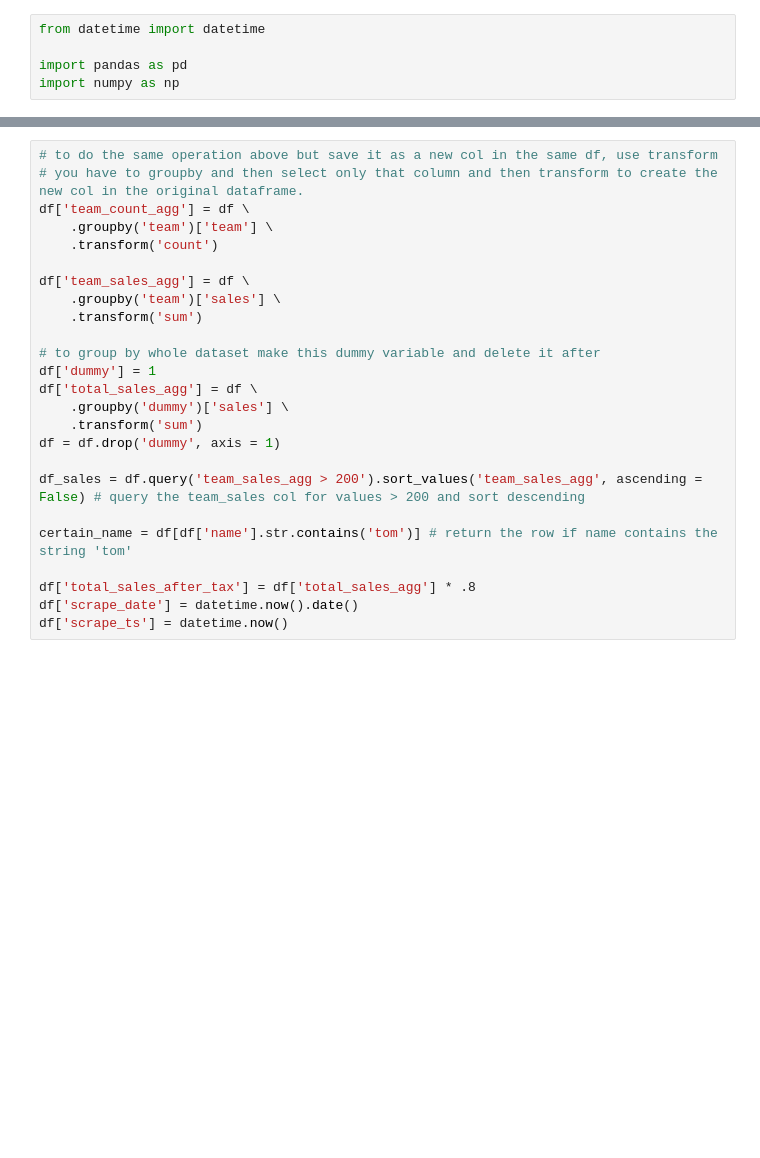
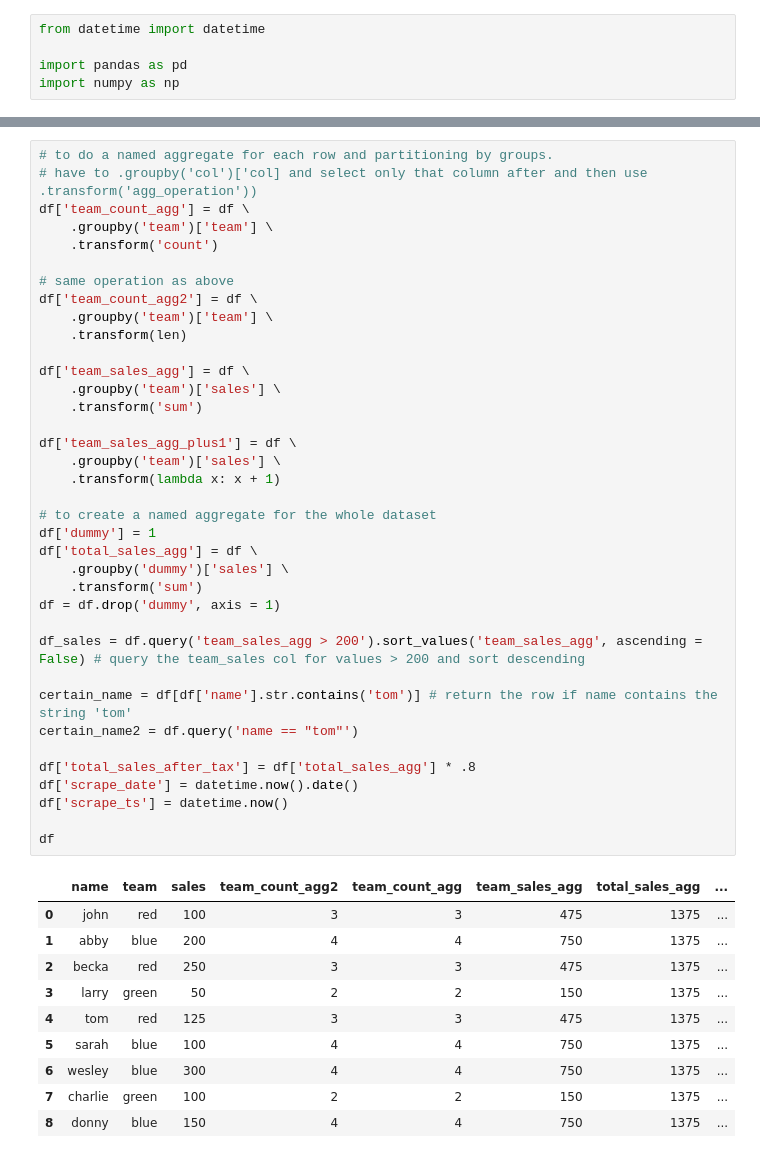
Before and after one commit to jyablonski/jyablonski_praq, a Jupyter notebook: generic_python/pandas_operations.ipynb, the cells around one changed output, grey strips where cells are left out. Drawn from its saved outputs; the diff is of its cells as text; blank space fills up the shorter version.

```diff
--- a/generic_python/pandas_operations.ipynb
+++ b/generic_python/pandas_operations.ipynb
@@ -30,26 +30,49 @@ red      4
 dtype: int64
 # %%
-# to do the same operation above but save it as a new col in the same df, use transform
-# you have to groupby and then select only that column and then transform to create the new col in the original dataframe.
+# to do a named aggregate for each row and partitioning by groups.
+# have to .groupby('col')['col] and select only that column after and then use .transform('agg_operation'))
 df['team_count_agg'] = df \
     .groupby('team')['team'] \
     .transform('count')
+
+# same operation as above
+df['team_count_agg2'] = df \
+    .groupby('team')['team'] \
+    .transform(len)
 
 df['team_sales_agg'] = df \
     .groupby('team')['sales'] \
     .transform('sum')
 
-# to group by whole dataset make this dummy variable and delete it after
+df['team_sales_agg_plus1'] = df \
+    .groupby('team')['sales'] \
+    .transform(lambda x: x + 1)
+
+# to create a named aggregate for the whole dataset
 df['dummy'] = 1
 df['total_sales_agg'] = df \
     .groupby('dummy')['sales'] \
     .transform('sum')
 df = df.drop('dummy', axis = 1)
 
 df_sales = df.query('team_sales_agg > 200').sort_values('team_sales_agg', ascending = False) # query the team_sales col for values > 200 and sort descending
 
 certain_name = df[df['name'].str.contains('tom')] # return the row if name contains the string 'tom'
+certain_name2 = df.query('name == "tom"')
 
 df['total_sales_after_tax'] = df['total_sales_agg'] * .8
 df['scrape_date'] = datetime.now().date()
 df['scrape_ts'] = datetime.now()
+
+df
+# %% [output]
+|  | name | team | sales | team_count_agg2 | team_count_agg | team_sales_agg | total_sales_agg | ... |
+| 0 | john | red | 100 | 3 | 3 | 475 | 1375 | ... |
+| 1 | abby | blue | 200 | 4 | 4 | 750 | 1375 | ... |
+| 2 | becka | red | 250 | 3 | 3 | 475 | 1375 | ... |
+| 3 | larry | green | 50 | 2 | 2 | 150 | 1375 | ... |
+| 4 | tom | red | 125 | 3 | 3 | 475 | 1375 | ... |
+| 5 | sarah | blue | 100 | 4 | 4 | 750 | 1375 | ... |
+| 6 | wesley | blue | 300 | 4 | 4 | 750 | 1375 | ... |
+| 7 | charlie | green | 100 | 2 | 2 | 150 | 1375 | ... |
+| 8 | donny | blue | 150 | 4 | 4 | 750 | 1375 | ... |
```
Also changed, not shown: parts of 6 cells of this notebook, 9 other files.
